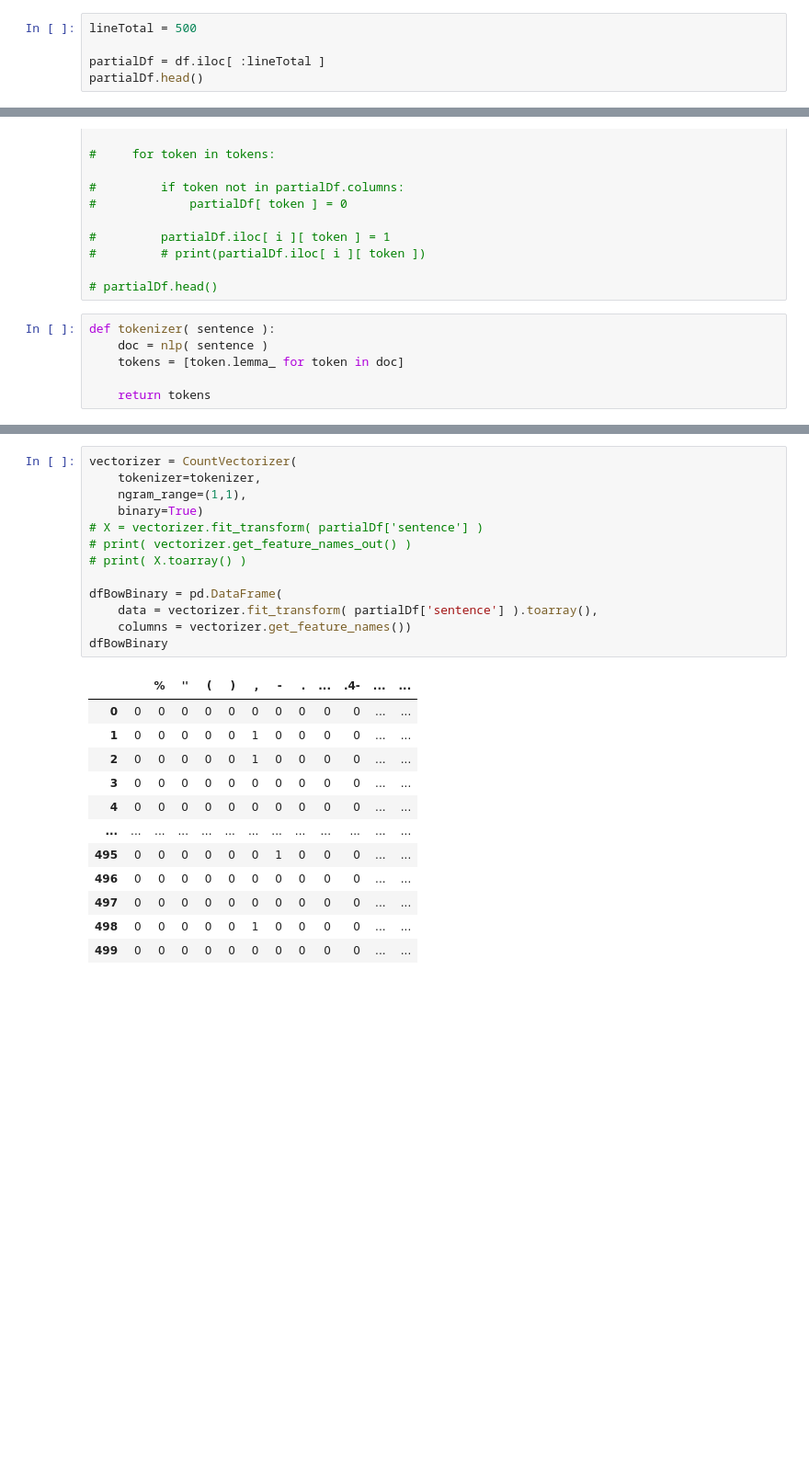
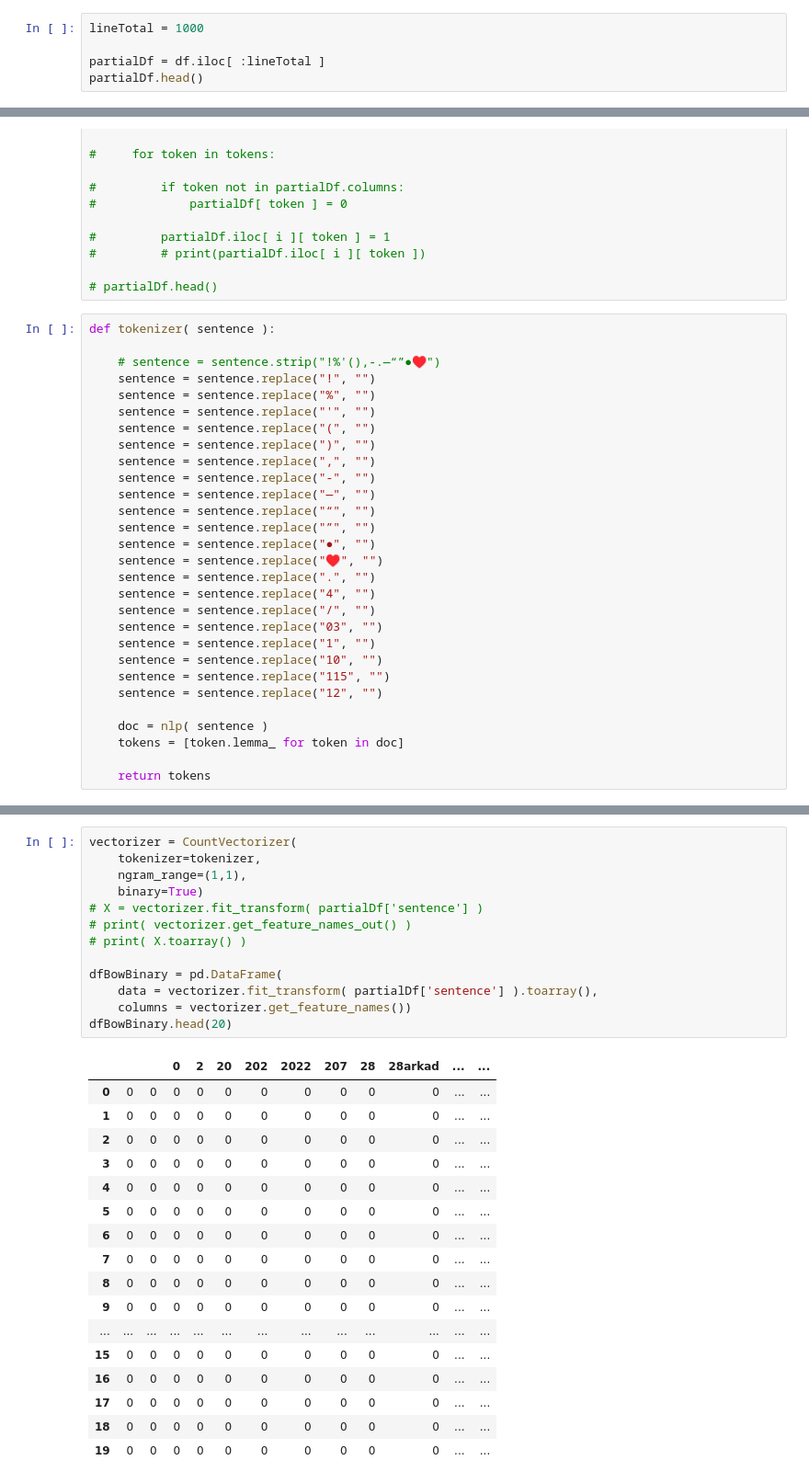
Before and after one commit to danieldasilvacosta/categorias-avaliacoes-amazon, a Jupyter notebook: notebooks/4-analysis.ipynb, the cells around one changed output, grey strips where cells are left out. Shown at 92% size. Saved outputs shown, nothing was run; the diff lists cells and outputs as text; blank space fills up the shorter version.

```diff
--- a/notebooks/4-analysis.ipynb
+++ b/notebooks/4-analysis.ipynb
@@ -539,5 +560,5 @@ plt.show()
 # %%
-lineTotal = 500
+lineTotal = 1000
 
 partialDf = df.iloc[ :lineTotal ]
 partialDf.head()
@@ -587,6 +608,29 @@ warnings.filterwarnings("ignore")
 # partialDf.head()
 # %%
 def tokenizer( sentence ):
+
+    # sentence = sentence.strip("!%'(),-.—“”●♥")
+    sentence = sentence.replace("!", "")
+    sentence = sentence.replace("%", "")
+    sentence = sentence.replace("'", "")
+    sentence = sentence.replace("(", "")
+    sentence = sentence.replace(")", "")
+    sentence = sentence.replace(",", "")
+    sentence = sentence.replace("-", "")
+    sentence = sentence.replace("—", "")
+    sentence = sentence.replace("“", "")
+    sentence = sentence.replace("”", "")
+    sentence = sentence.replace("●", "")
+    sentence = sentence.replace("♥", "")
+    sentence = sentence.replace(".", "")
+    sentence = sentence.replace("4", "")
+    sentence = sentence.replace("/", "")
+    sentence = sentence.replace("03", "")
+    sentence = sentence.replace("1", "")
+    sentence = sentence.replace("10", "")
+    sentence = sentence.replace("115", "")
+    sentence = sentence.replace("12", "")
+
     doc = nlp( sentence )
     tokens = [token.lemma_ for token in doc]
 
@@ -624,26 +673,31 @@ dfBowTokenFrequency
 # %%
 vectorizer = CountVectorizer(
     tokenizer=tokenizer,
     ngram_range=(1,1),
     binary=True)
 # X = vectorizer.fit_transform( partialDf['sentence'] )
 # print( vectorizer.get_feature_names_out() )
 # print( X.toarray() )
 
 dfBowBinary = pd.DataFrame(
     data = vectorizer.fit_transform( partialDf['sentence'] ).toarray(),
     columns = vectorizer.get_feature_names())
-dfBowBinary
+dfBowBinary.head(20)
 # %% [output]
-|  |  | % | '' | ( | ) | , | - | . | ... | .4- | ... | ... |
+|  |  |  | 0 | 2 | 20 | 202 | 2022 | 207 | 28 | 28arkad | ... | ... |
 | 0 | 0 | 0 | 0 | 0 | 0 | 0 | 0 | 0 | 0 | 0 | ... | ... |
-| 1 | 0 | 0 | 0 | 0 | 0 | 1 | 0 | 0 | 0 | 0 | ... | ... |
-| 2 | 0 | 0 | 0 | 0 | 0 | 1 | 0 | 0 | 0 | 0 | ... | ... |
+| 1 | 0 | 0 | 0 | 0 | 0 | 0 | 0 | 0 | 0 | 0 | ... | ... |
+| 2 | 0 | 0 | 0 | 0 | 0 | 0 | 0 | 0 | 0 | 0 | ... | ... |
 | 3 | 0 | 0 | 0 | 0 | 0 | 0 | 0 | 0 | 0 | 0 | ... | ... |
 | 4 | 0 | 0 | 0 | 0 | 0 | 0 | 0 | 0 | 0 | 0 | ... | ... |
+| 5 | 0 | 0 | 0 | 0 | 0 | 0 | 0 | 0 | 0 | 0 | ... | ... |
+| 6 | 0 | 0 | 0 | 0 | 0 | 0 | 0 | 0 | 0 | 0 | ... | ... |
+| 7 | 0 | 0 | 0 | 0 | 0 | 0 | 0 | 0 | 0 | 0 | ... | ... |
+| 8 | 0 | 0 | 0 | 0 | 0 | 0 | 0 | 0 | 0 | 0 | ... | ... |
+| 9 | 0 | 0 | 0 | 0 | 0 | 0 | 0 | 0 | 0 | 0 | ... | ... |
 | ... | ... | ... | ... | ... | ... | ... | ... | ... | ... | ... | ... | ... |
-| 495 | 0 | 0 | 0 | 0 | 0 | 0 | 1 | 0 | 0 | 0 | ... | ... |
-| 496 | 0 | 0 | 0 | 0 | 0 | 0 | 0 | 0 | 0 | 0 | ... | ... |
-| 497 | 0 | 0 | 0 | 0 | 0 | 0 | 0 | 0 | 0 | 0 | ... | ... |
-| 498 | 0 | 0 | 0 | 0 | 0 | 1 | 0 | 0 | 0 | 0 | ... | ... |
-| 499 | 0 | 0 | 0 | 0 | 0 | 0 | 0 | 0 | 0 | 0 | ... | ... |
+| 15 | 0 | 0 | 0 | 0 | 0 | 0 | 0 | 0 | 0 | 0 | ... | ... |
+| 16 | 0 | 0 | 0 | 0 | 0 | 0 | 0 | 0 | 0 | 0 | ... | ... |
+| 17 | 0 | 0 | 0 | 0 | 0 | 0 | 0 | 0 | 0 | 0 | ... | ... |
+| 18 | 0 | 0 | 0 | 0 | 0 | 0 | 0 | 0 | 0 | 0 | ... | ... |
+| 19 | 0 | 0 | 0 | 0 | 0 | 0 | 0 | 0 | 0 | 0 | ... | ... |
```
Also changed, not shown: parts of 61 cells of this notebook.
